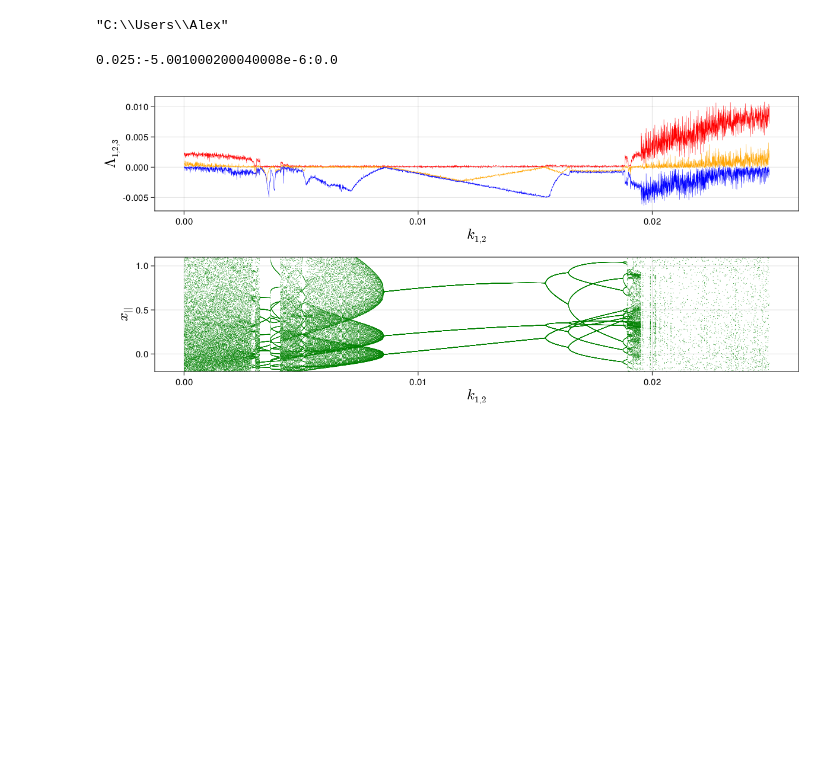
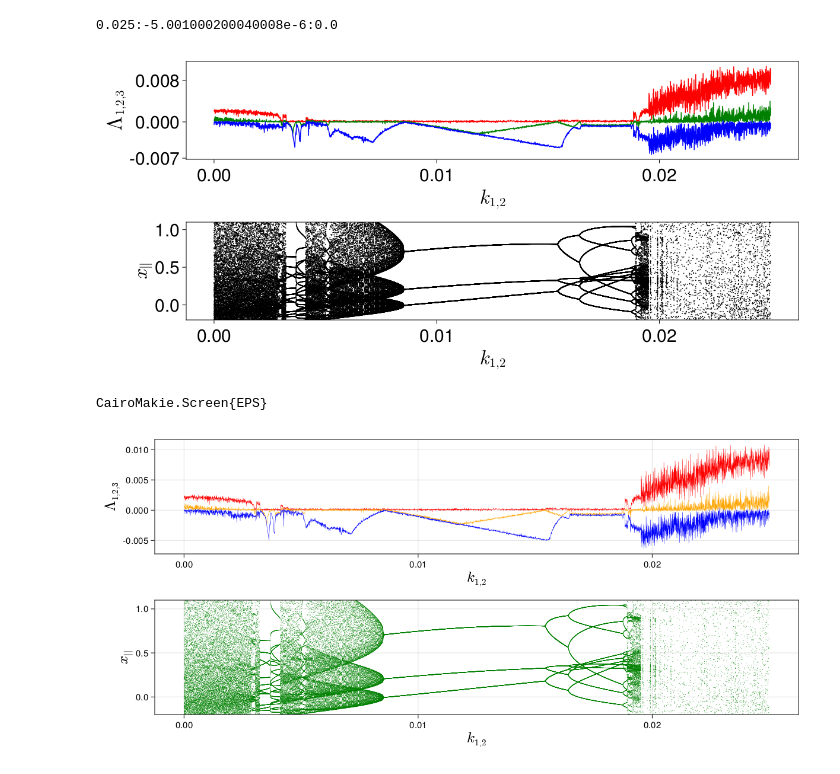
Before and after one commit to SergeyNovak777/dynamical-systems, a Jupyter notebook: HIndmarsh Rose/notebooks/Influence electrical link/k 0.01/Visualization LSE and bif k =0.01.ipynb, the cells around one changed output. Cells and saved outputs as stored; diff of their text form; code cells hidden in the pictures; blank space fills up the shorter version.

```diff
--- a/HIndmarsh Rose/notebooks/Influence electrical link/k 0.01/Visualization LSE and bif k =0.01.ipynb
+++ b/HIndmarsh Rose/notebooks/Influence electrical link/k 0.01/Visualization LSE and bif k =0.01.ipynb
@@ -1,8 +8,4 @@
 # %%
 using StaticArrays, DifferentialEquations, DynamicalSystems, CairoMakie, JLD
-# %%
-pwd()
-# %% [output]
-"C:\\Users\\Alex"
 # %%
 cd("C:\\Users\\Alex\\Desktop\\saved_files\\clear output\\k 0.01\\to 0")
@@ -21,6 +26,37 @@ len_chem = 5000 #  Длина интервала параметра
 range_chem = range(start_chem, finish_chem, length = len_chem  ) # Интервал параметра
 # %% [output]
 0.025:-5.001000200040008e-6:0.0
+# %%
+labelsize = 35
+ticksize = 30
+
+f = Figure(resolution = (1200, 550))
+axis1 = Axis(f[1, 1],
+    xlabel = L"k_{1,2}", ylabel = L"Λ_{1,2,3}",
+    xlabelsize = labelsize, ylabelsize = labelsize,
+    xticklabelsize = ticksize, yticklabelsize = ticksize, yticks = [-0.007, 0.000, 0.008], xgridvisible = false, ygridvisible = false)
+axis2 = Axis(f[2, 1],
+    xlabel = L"k_{1,2}", ylabel = L"x_{||}",
+    xlabelsize = labelsize, ylabelsize = labelsize,
+    xticklabelsize = ticksize, yticklabelsize = ticksize, xgridvisible = false, ygridvisible = false)
+
+lines!(axis1, p_range[:], LSE[:, 1], color = :red, linewidth = 1.5)
+lines!(axis1, p_range[:], LSE[:, 2], color = :green, linewidth = 1.5)
+lines!(axis1, p_range[:], LSE[:, 3], color = :blue, linewidth = 1.5)
+
+for (j, p) in enumerate(range_chem)
+    scatter!(axis2, fill(p, length(x_sum[j])), x_sum[j]; color = ("black", 1.0), markersize = 2.5)
+end
+
+ylims!(axis2, -0.2, 1.1)
+
+f
+# %% [output]
+[figure, added]
+# %%
+save("2x2_LSE_BF2.eps", f)
+# %% [output]
+CairoMakie.Screen{EPS}
 # %%
 f = Figure(resolution = (1200, 550))
 axis1 = Axis(f[1, 1],
```
Also changed, not shown: parts of 3 cells of this notebook, 2 other files.
